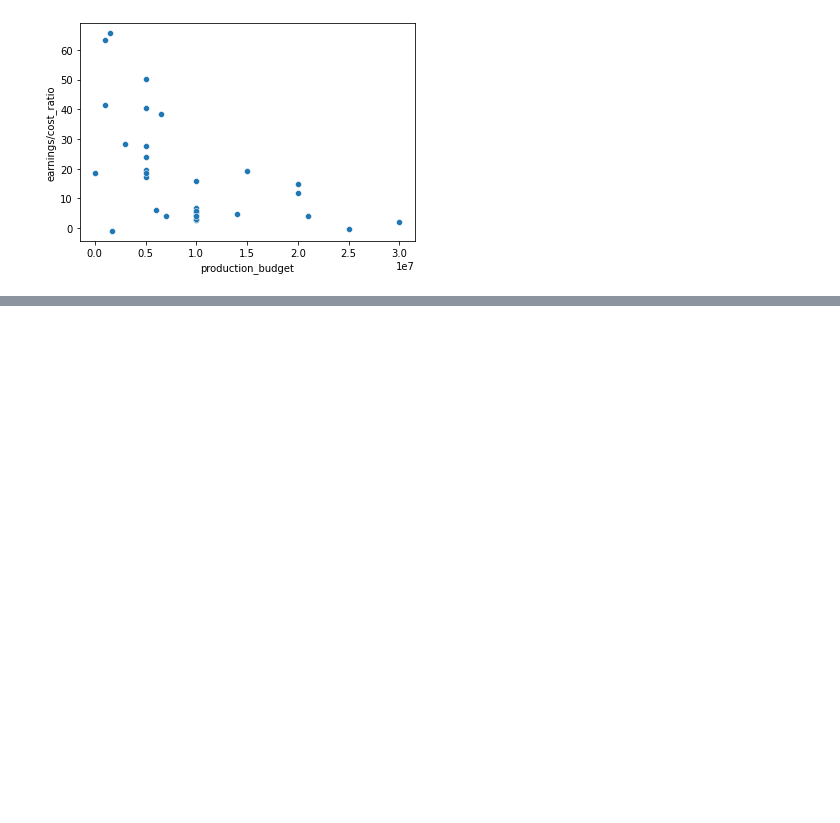
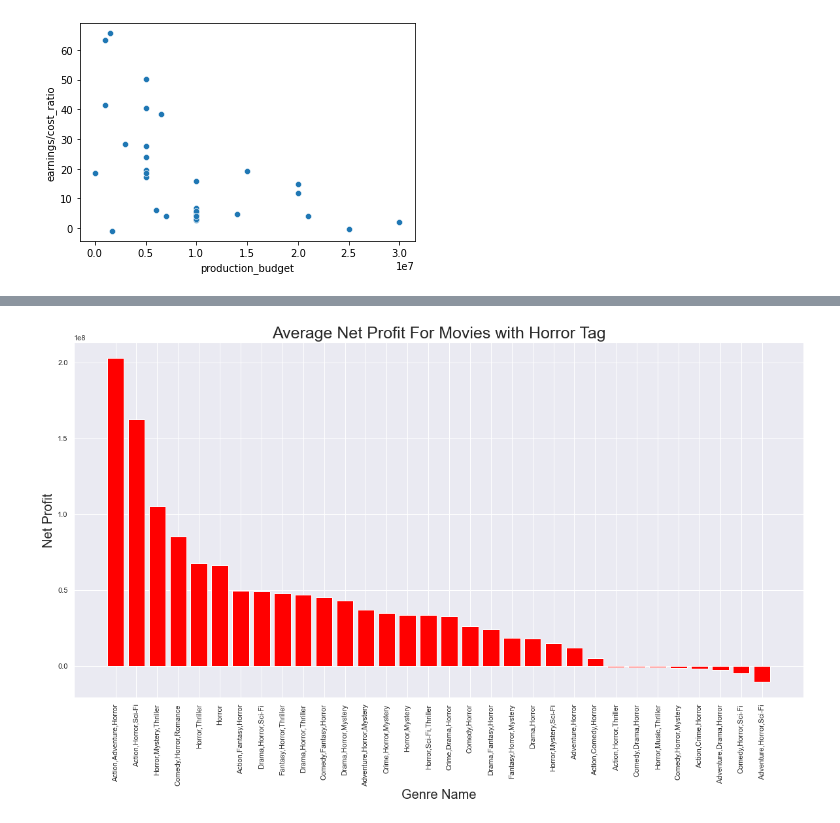
Before and after one commit to EmmaChoate/microsoft_movie_analysis, a Jupyter notebook: data/zippedData/Untitled.ipynb, the cells around one changed output, grey strips where cells are left out. Cells and saved outputs as stored; diff of their text form; code cells hidden in the pictures; blank space fills up the shorter version.

```diff
--- a/data/zippedData/Untitled.ipynb
+++ b/data/zippedData/Untitled.ipynb
@@ -713,0 +712,14 @@ FileNotFoundError: [Errno 2] No such file or directory: 'action_table.csv'
+# %%
+avgnet_profit_horror=dict(horrortableau.groupby('genres').net_pre_marketing.mean())
+sorted_data2 = sorted(avgnet_profit_horror.items(), key=lambda x: x[1], reverse=True)
+avgnet_profit_horror_sorted =dict(sorted_data2)
+avgnet_profit_horror_sorted
+plot_three_, plot_three_ax_= plt.subplots(figsize=(20, 10))
+plot_three_ax_.bar(avgnet_profit_horror_sorted.keys(),avgnet_profit_horror_sorted.values(), color = 'red')
+plot_three_ax_.set_title('Average Net Profit For Movies with Horror Tag', fontsize=25)
+plot_three_ax_.set_ylabel('Net Profit', fontsize=20)
+plot_three_ax_.set_xlabel('Genre Name', fontsize=20)
+
+plt.xticks(rotation=90);
+# %% [output]
+[figure, added]
```
Also changed, not shown: parts of 56 cells of this notebook.
